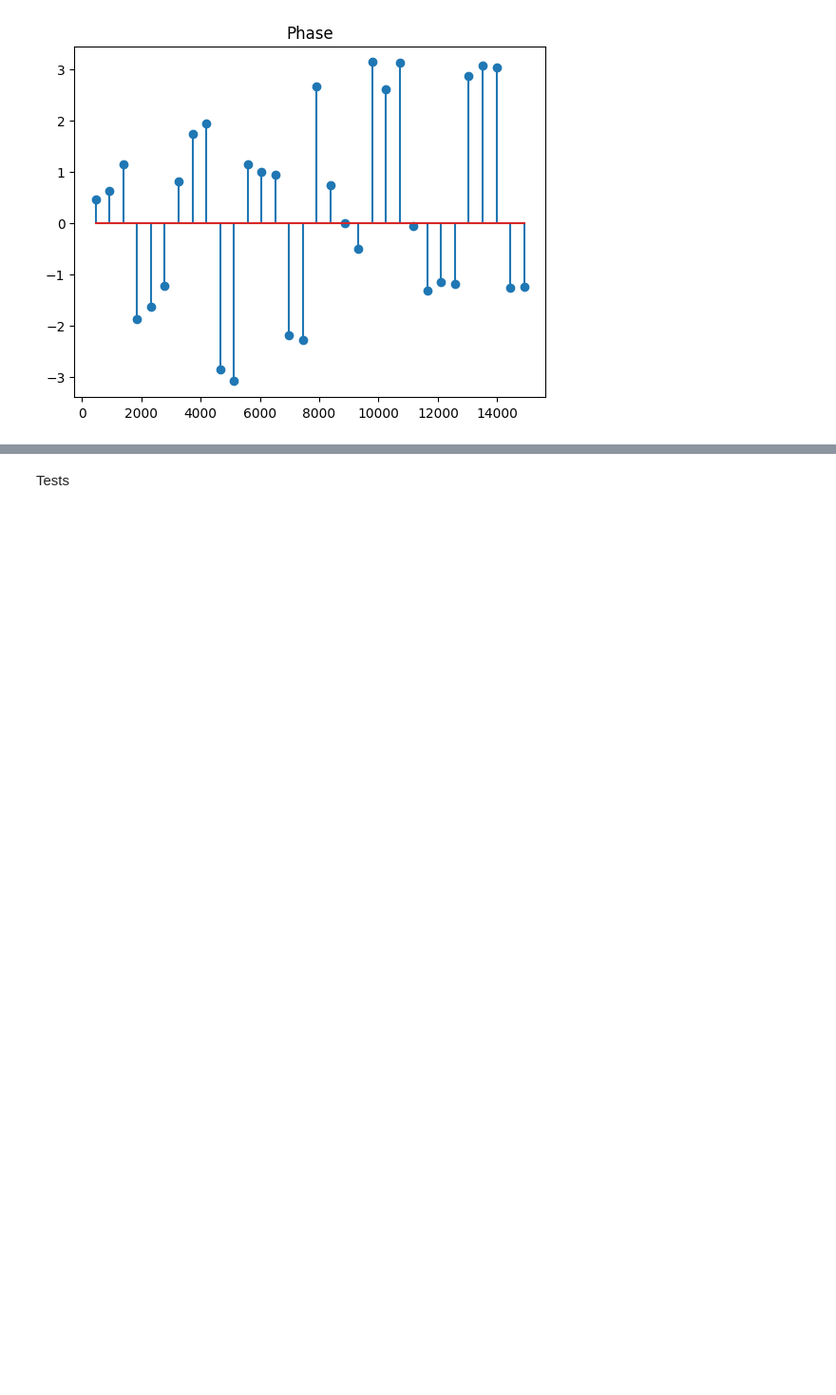
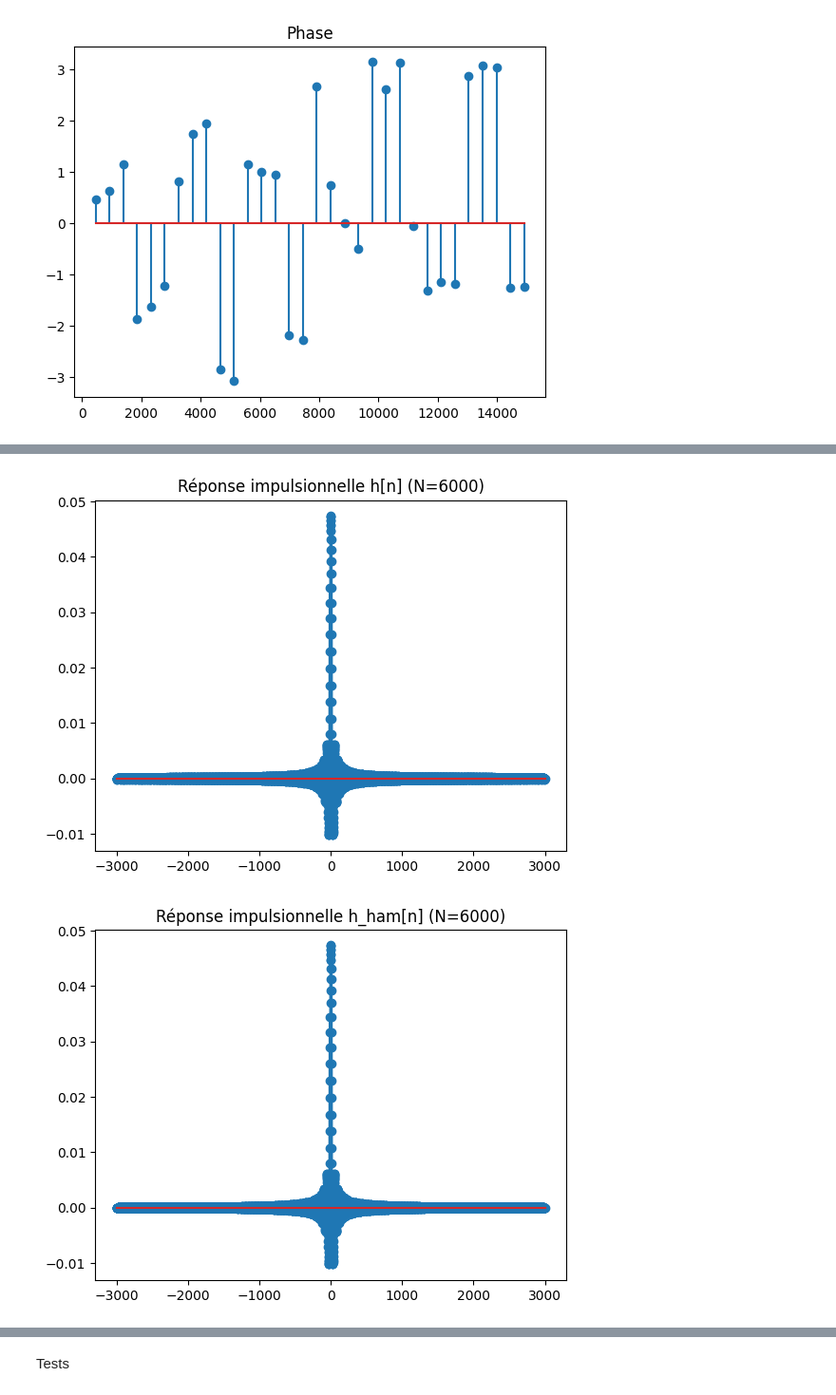
Before and after one commit to jactymilena/APP3_S5, a Jupyter notebook: problematique.ipynb, the cells around one changed output, grey strips where cells are left out. Shown: that part at 95% size. Drawn from its saved outputs; the diff is of its cells as text; code cells hidden in the pictures; blank space fills up the shorter version.

```diff
--- a/problematique.ipynb
+++ b/problematique.ipynb
@@ -134,0 +137,4 @@ for k in notes:
+# %%
+samplerate, data = read_wave("sounds/note_guitare_LAd.wav")
+plt.plot(data)
+plt.show()
@@ -134,0 +143,28 @@ for k in notes:
+# %%
+N = 6000
+fc = 1040
+fe = samplerate
+
+n = np.arange(0 - (N / 2), (N / 2))
+m = N * (fc / fe)
+k = 2 * m + 1
+
+# Reponse impulsionnelle du filtre passe-bas
+h_lp = [1 / N * (np.sin(math.pi * n[i] * k / N) / np.sin(math.pi * n[i] / N)) if n[i] != 0 else k/N for i in range(N)]
+h_lp_ham = np.hamming(N) * h_lp
+
+hfft_lp = np.fft.fft(h_lp)
+h_db = [20 * np.log10(np.abs(x)) if x != 0 else 0 for x in hfft_lp]
+w = [(i * 2 * math.pi) / (N) for i in range(N)]
+
+# Representation
+plt.title(f"Réponse impulsionnelle h[n] (N={N})")
+plt.stem(n, h_lp)
+plt.show()
+
+plt.title(f"Réponse impulsionnelle h_ham[n] (N={N})")
+plt.stem(n, h_lp_ham)
+plt.show()
+# %% [output]
+[figure, added]
+[figure, added]
```
Also changed, not shown: parts of 3 cells of this notebook, 1 other file.
